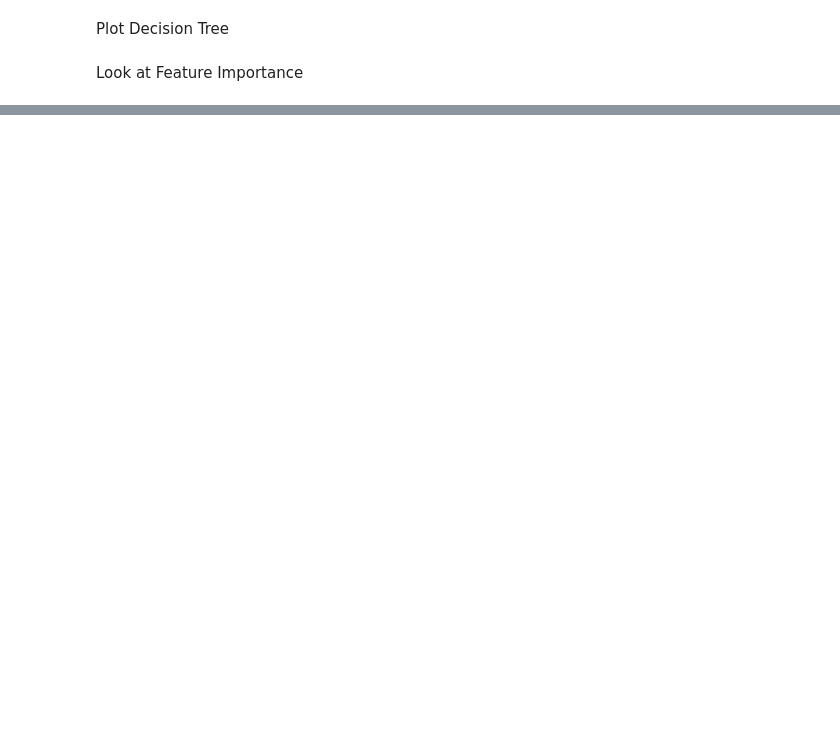
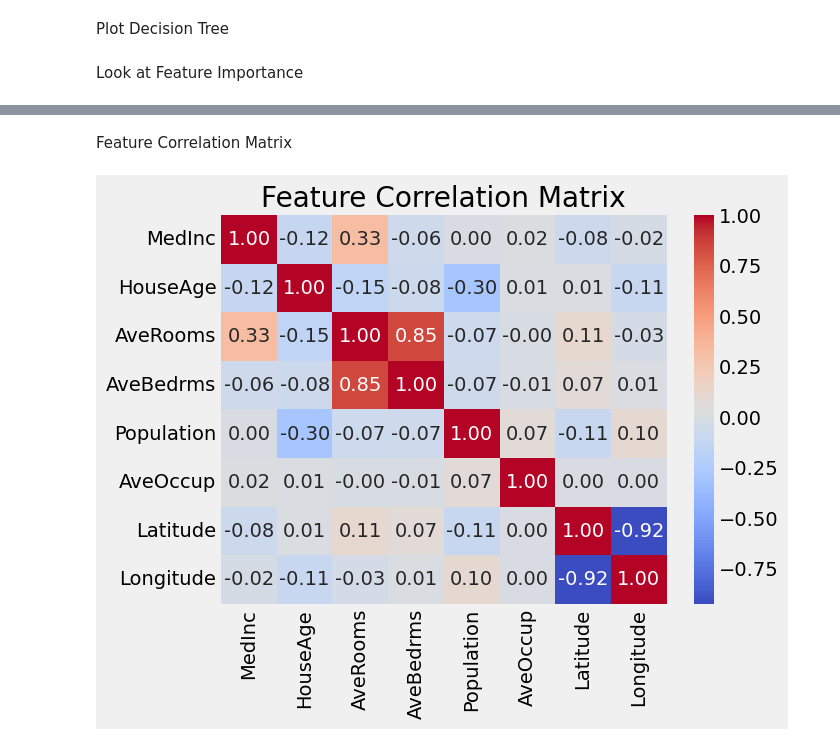
Before and after one commit to Avery-Mitchell/DecisionTreeRegression-CS5206, a Jupyter notebook: california_housing_data.ipynb, the cells around one changed output, grey strips where cells are left out. Saved outputs shown, nothing was run; the diff lists cells and outputs as text; code cells hidden in the pictures; blank space fills up the shorter version.

```diff
--- a/california_housing_data.ipynb
+++ b/california_housing_data.ipynb
@@ -193,0 +212,11 @@ plt.show()
+# %% [markdown]
+Feature Correlation Matrix
+# %%
+import seaborn as sns
+
+corr = X.corr()
+sns.heatmap(corr, annot=True, fmt=".2f", cmap="coolwarm")
+plt.title("Feature Correlation Matrix")
+plt.show()
+# %% [output]
+[figure, added]
```
Also changed, not shown: parts of 15 cells of this notebook, 15 other files.
